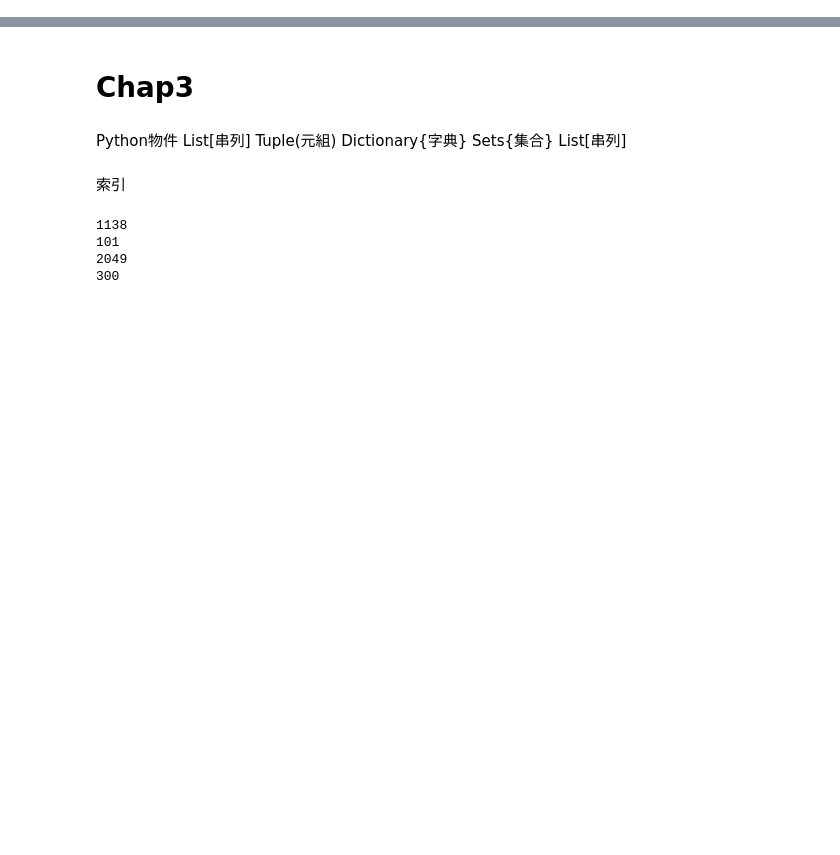
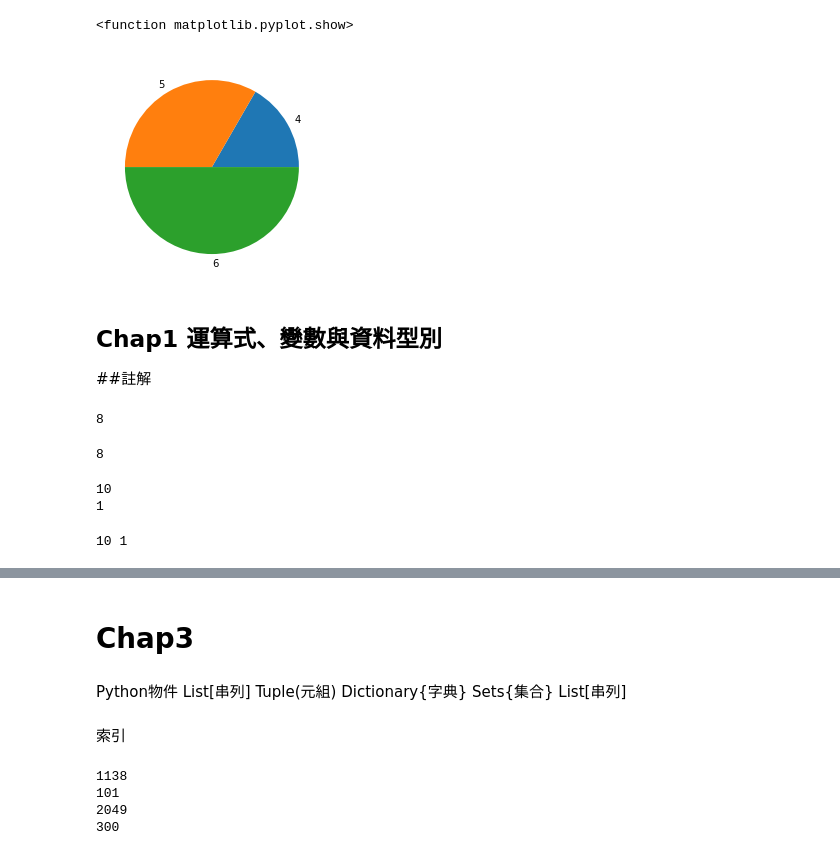
Before and after one commit to jerry71867/python-, a Jupyter notebook: python的儲存庫.ipynb, the cells around one changed output, grey strips where cells are left out. Cells and saved outputs as stored; diff of their text form; code cells hidden in the pictures; blank space fills up the shorter version.

```diff
--- a/python的儲存庫.ipynb
+++ b/python的儲存庫.ipynb
@@ -2,0 +56,51 @@
+# %%
+plt.pie(x, labels=y) #pie=圓餅圖
+plt.show #show=顯示
+# %% [output]
+<function matplotlib.pyplot.show>
+[figure, added]
+# %% [markdown]
+## Chap1 運算式、變數與資料型別
+
+##註解
+# %%
+#單行註解
+a=5
+b=3
+print(a+b)
+# %% [output]
+8
+# %%
+'''
+多行註解
+多行註解
+'''
+a=5
+b=3
+print(a+b)
+# %% [output]
+8
+# %%
+#變數交換,透過第3變數z
+x=1
+y=10
+
+z=x #z=1
+x=y #x=10
+y=z #y=z=1
+print(x)
+print(y)
+# %% [output]
+10
+1
+# %%
+#變數交換,不透過第3變數
+x=1
+y=10
+
+x=x+y # x=1+10=11 x=11
+y=x-y # y=11-10=1 y=1
+x=x-y # x=11-1=10 x=10
+print(x,y)
+# %% [output]
+10 1
```
Also changed, not shown: parts of 33 cells of this notebook.
